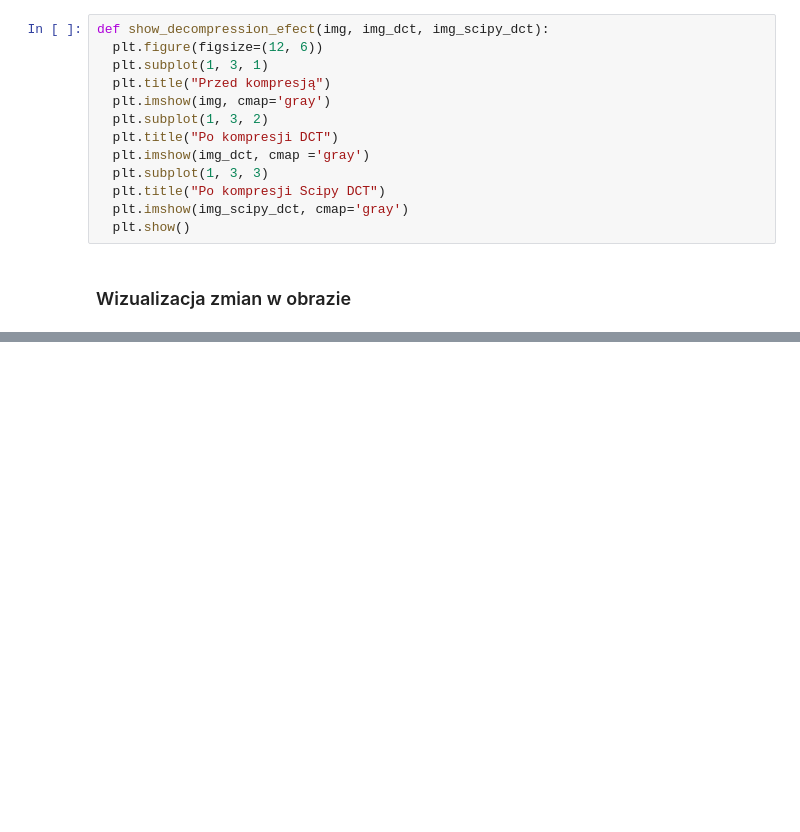
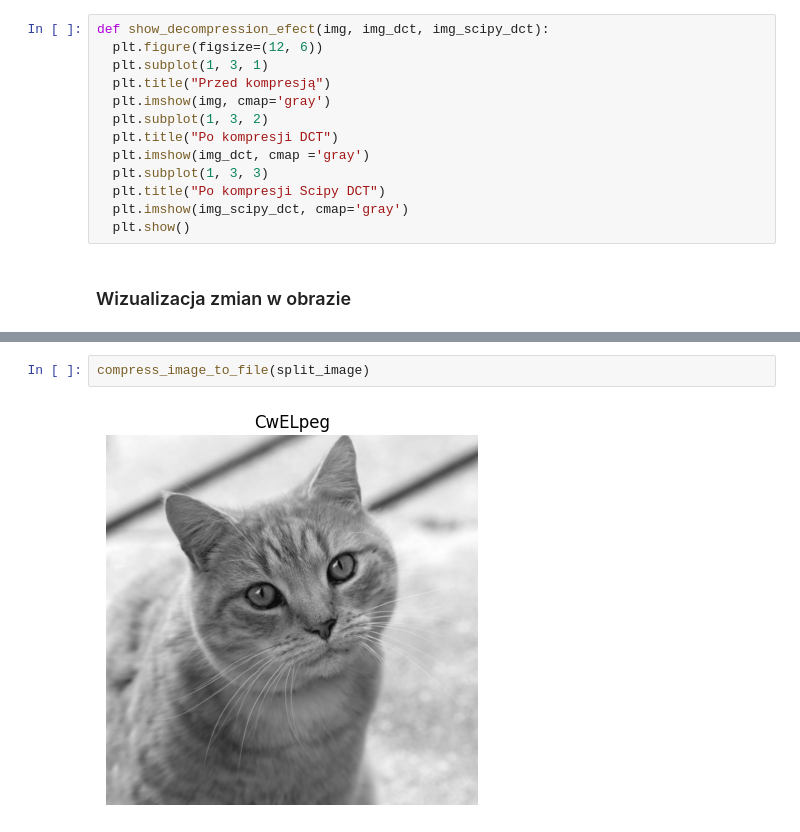
Before and after one commit to matiMef/OrthogonalCompression, a Jupyter notebook: Kompresja_Obrazow/Untitled.ipynb, the cells around one changed output, grey strips where cells are left out. Saved outputs shown, nothing was run; the diff lists cells and outputs as text; blank space fills up the shorter version.

```diff
--- a/Kompresja_Obrazow/Untitled.ipynb
+++ b/Kompresja_Obrazow/Untitled.ipynb
@@ -327,0 +421,4 @@ show_decompression_efect(gray_image, dct_image, scipy_dct_image)
+# %%
+compress_image_to_file(split_image)
+# %% [output]
+[figure, added]
```
Also changed, not shown: parts of 13 cells of this notebook, 1 other file.
